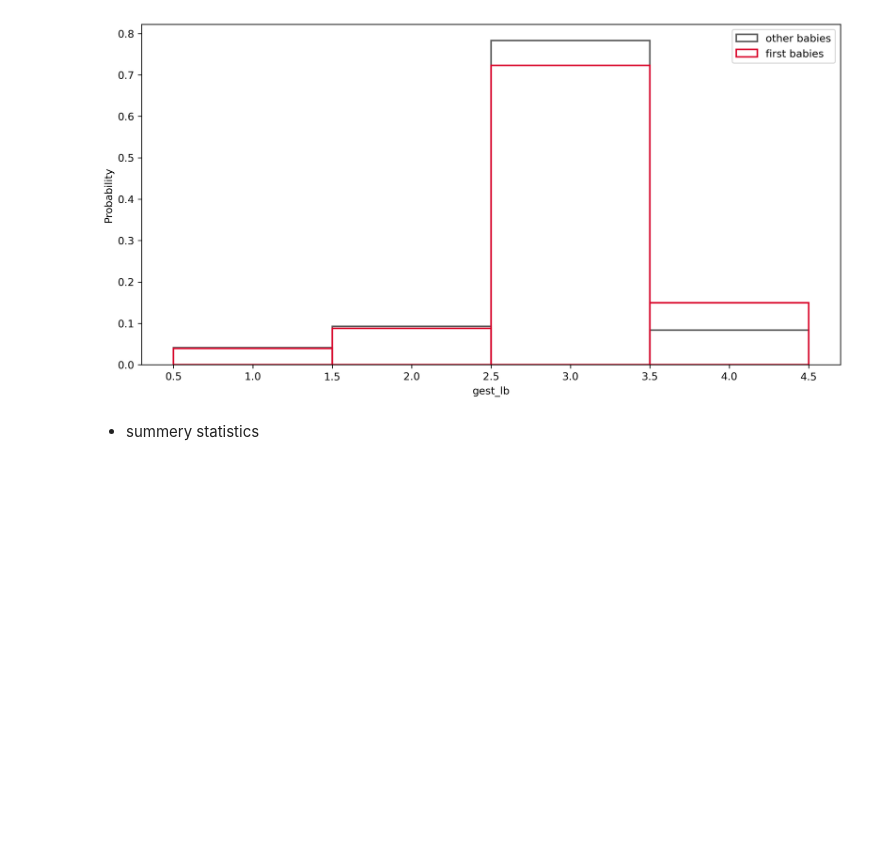
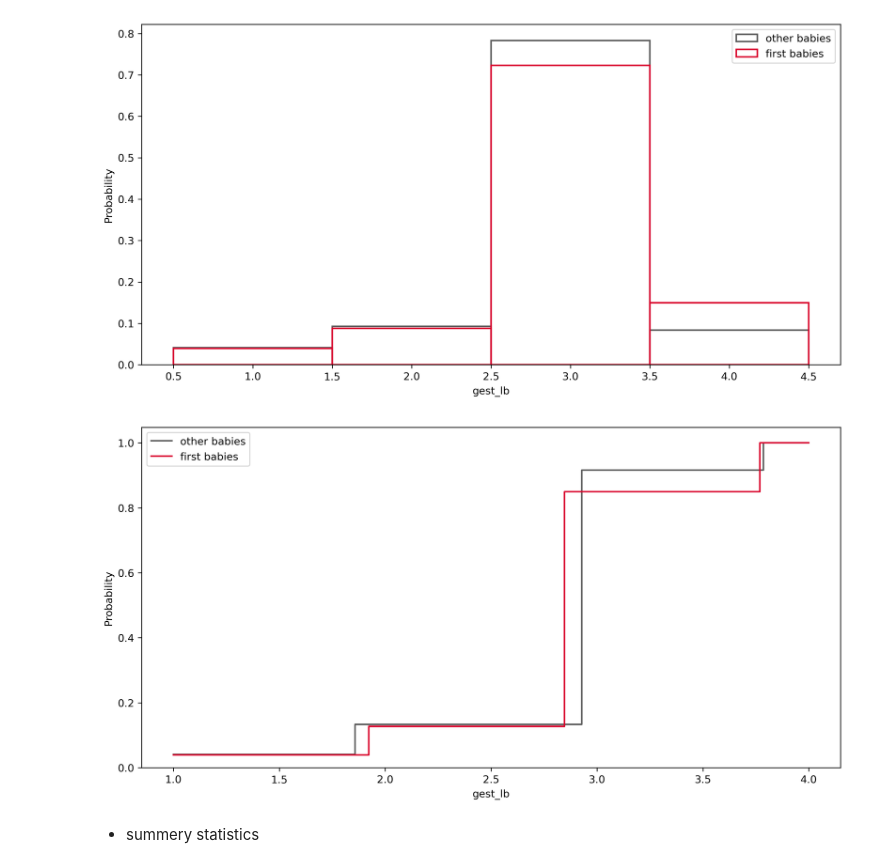
Before and after one commit to ashen007/National-Survey-of-Family-Growth, a Jupyter notebook: National Survey of Family Growth/Notebooks/pregnancy.ipynb, the cells around one changed output. Drawn from its saved outputs; the diff is of its cells as text; code cells hidden in the pictures; blank space fills up the shorter version.

```diff
--- a/National Survey of Family Growth/Notebooks/pregnancy.ipynb
+++ b/National Survey of Family Growth/Notebooks/pregnancy.ipynb
@@ -422,6 +422,28 @@ plt.legend()
 otherBabies_graph.show()
 # %% [output]
 [figure]
+# %%
+firstBabies_graph.create_figure([12, 6], 300)
+otherBabies_graph.hist(x='gest_lb',
+                       stat='probability',
+                       element='step',
+                       cumulative=True,
+                       fill=False,
+                       kde=False,
+                       label='other babies',
+                       color='#595959')
+firstBabies_graph.hist(x='gest_lb',
+                       stat='probability',
+                       element='step',
+                       cumulative=True,
+                       fill=False,
+                       kde=False,
+                       label='first babies',
+                       color='#D9042B')
+plt.legend()
+otherBabies_graph.show()
+# %% [output]
+[figure, added]
 # %% [markdown]
 - summery statistics<br>
 # %%
```
Also changed, not shown: parts of 4 cells of this notebook, 1 other file.
